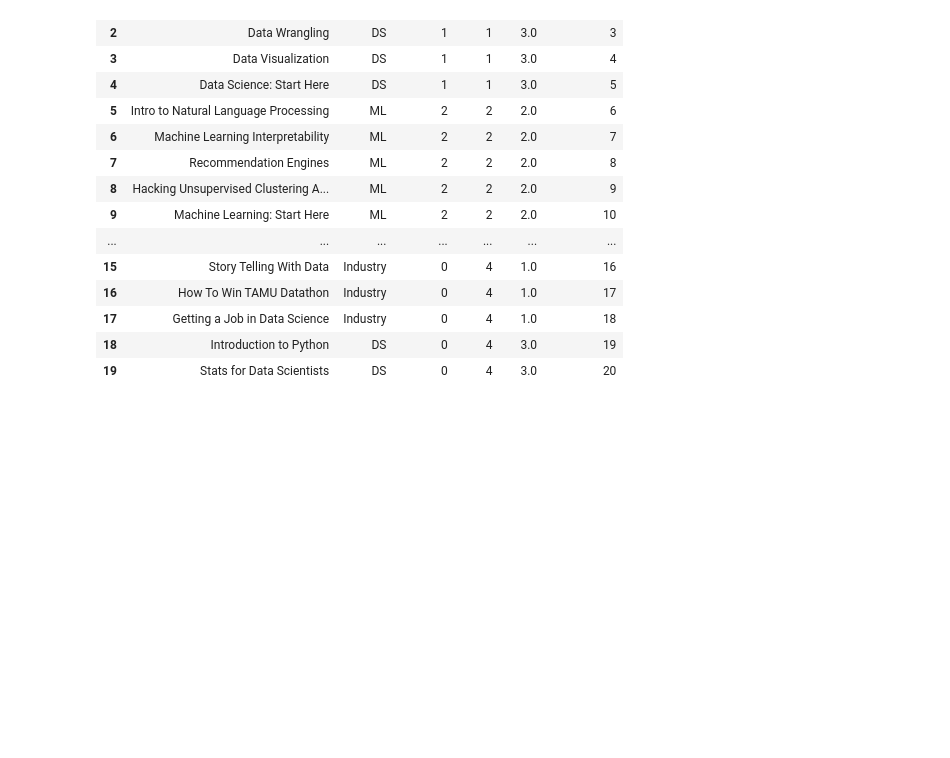
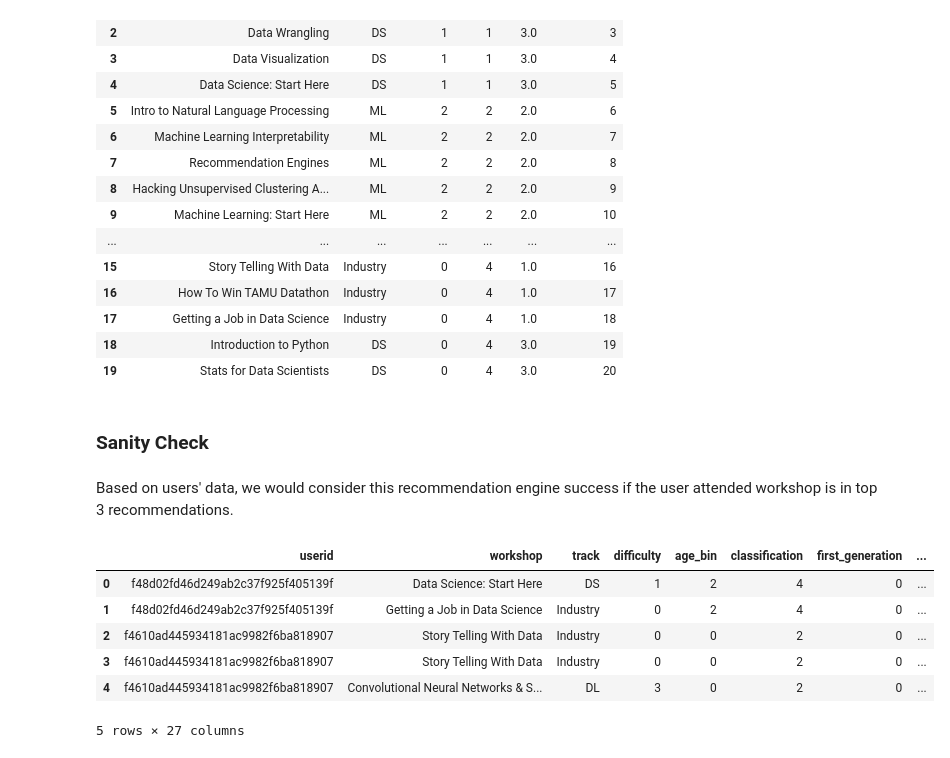
Before and after one commit to archd3sai/TD-Challenges, a Jupyter notebook: for you/workshop recommendation.ipynb, the cells around one changed output. Drawn from its saved outputs; the diff is of its cells as text; code cells hidden in the pictures; blank space fills up the shorter version.

```diff
--- a/for you/workshop recommendation.ipynb
+++ b/for you/workshop recommendation.ipynb
@@ -541,0 +450,24 @@ def workshop_recommendations(data):
+# %% [markdown]
+### Sanity Check
+# %% [markdown]
+Based on users' data, we would consider this recommendation engine success if the user attended workshop is in top 3 recommendations.
+# %%
+bootcamp2 = pd.read_csv(root+'bootcamp_turnout.csv')
+workshop2 = pd.read_csv(root+'workshops.csv')
+
+workshop2 = workshop2.replace({'workshop' :{'Storytelling with Data':'Story Telling With Data',
+                                "CNN's and Segmentation":'Convolutional Neural Networks & Semantic Segmentation',
+                                'Hacking Unsupervised Custering Algorithms':'Hacking Unsupervised Clustering Algorithms'}})
+bootcamp2 = bootcamp2.merge(workshop2, on ='workshop', how = 'left')
+bootcamp2 = bootcamp2.drop(['event', 'tags', 'description'], axis = 1)
+
+joined2 = bootcamp2.merge(apps, on = 'userid', how = 'left')
+joined2.head()
+# %% [output]
+|  | userid | workshop | track | difficulty | age_bin | classification | first_generation | ... |
+| 0 | f48d02fd46d249ab2c37f925f405139f | Data Science: Start Here | DS | 1 | 2 | 4 | 0 | ... |
+| 1 | f48d02fd46d249ab2c37f925f405139f | Getting a Job in Data Science | Industry | 0 | 2 | 4 | 0 | ... |
+| 2 | f4610ad445934181ac9982f6ba818907 | Story Telling With Data | Industry | 0 | 0 | 2 | 0 | ... |
+| 3 | f4610ad445934181ac9982f6ba818907 | Story Telling With Data | Industry | 0 | 0 | 2 | 0 | ... |
+| 4 | f4610ad445934181ac9982f6ba818907 | Convolutional Neural Networks & S... | DL | 3 | 0 | 2 | 0 | ... |
+5 rows × 27 columns
```
Also changed, not shown: parts of 8 cells of this notebook.
